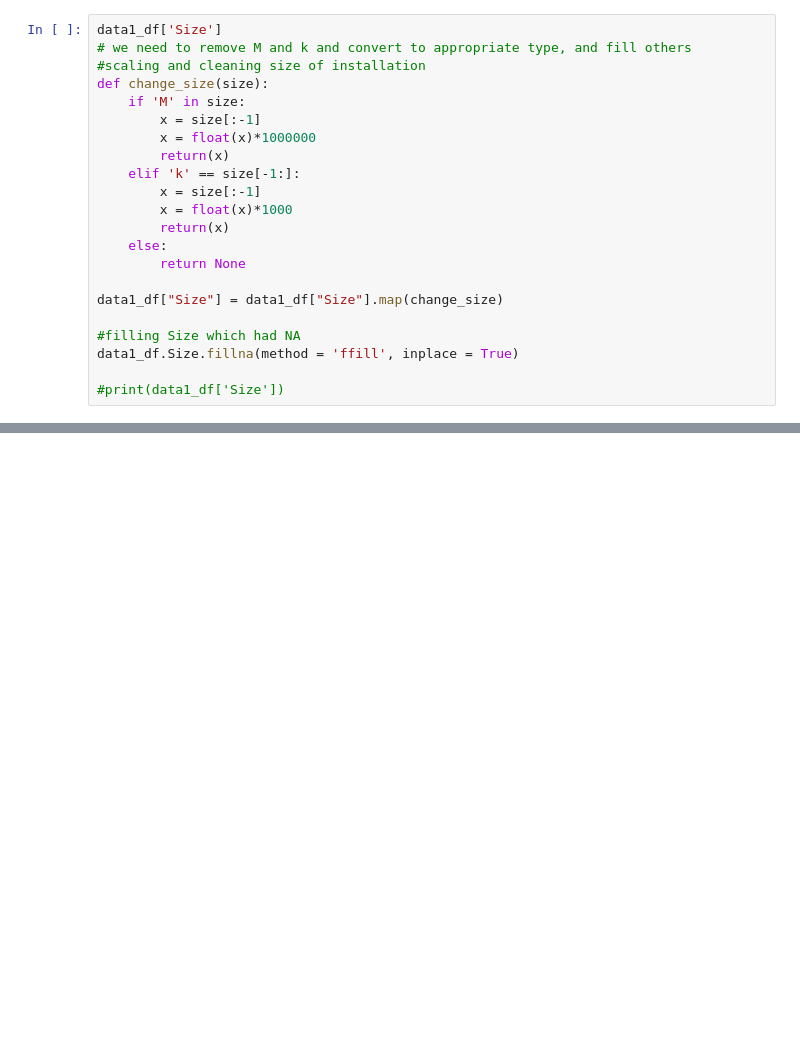
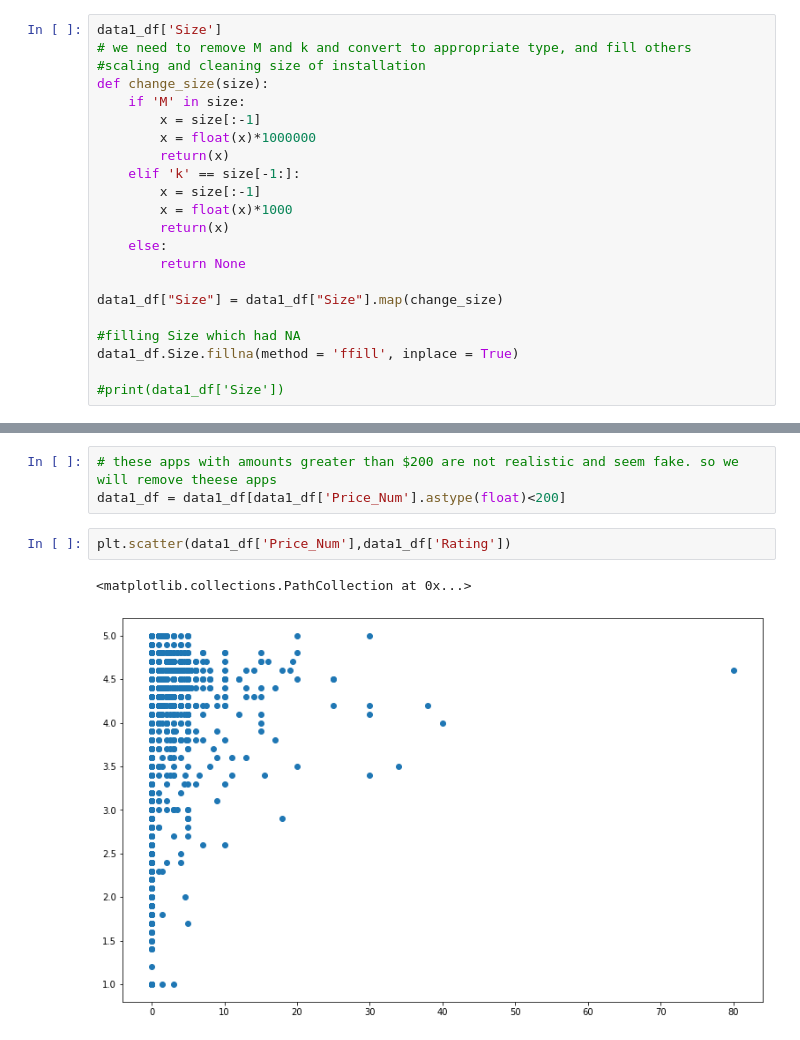
Before and after one commit to mohit138/Google-App-Store, a Jupyter notebook: GooglePlayStore.ipynb, the cells around one changed output, grey strips where cells are left out. Saved outputs shown, nothing was run; the diff lists cells and outputs as text; blank space fills up the shorter version.

```diff
--- a/GooglePlayStore.ipynb
+++ b/GooglePlayStore.ipynb
@@ -311,0 +392,8 @@ data1_df.Size.fillna(method = 'ffill', inplace = True)
+# %%
+# these apps with amounts greater than $200 are not realistic and seem fake. so we will remove theese apps
+data1_df = data1_df[data1_df['Price_Num'].astype(float)<200]
+# %%
+plt.scatter(data1_df['Price_Num'],data1_df['Rating'])
+# %% [output]
+<matplotlib.collections.PathCollection at 0x...>
+[figure, added]
```
Also changed, not shown: parts of 18 cells of this notebook.
